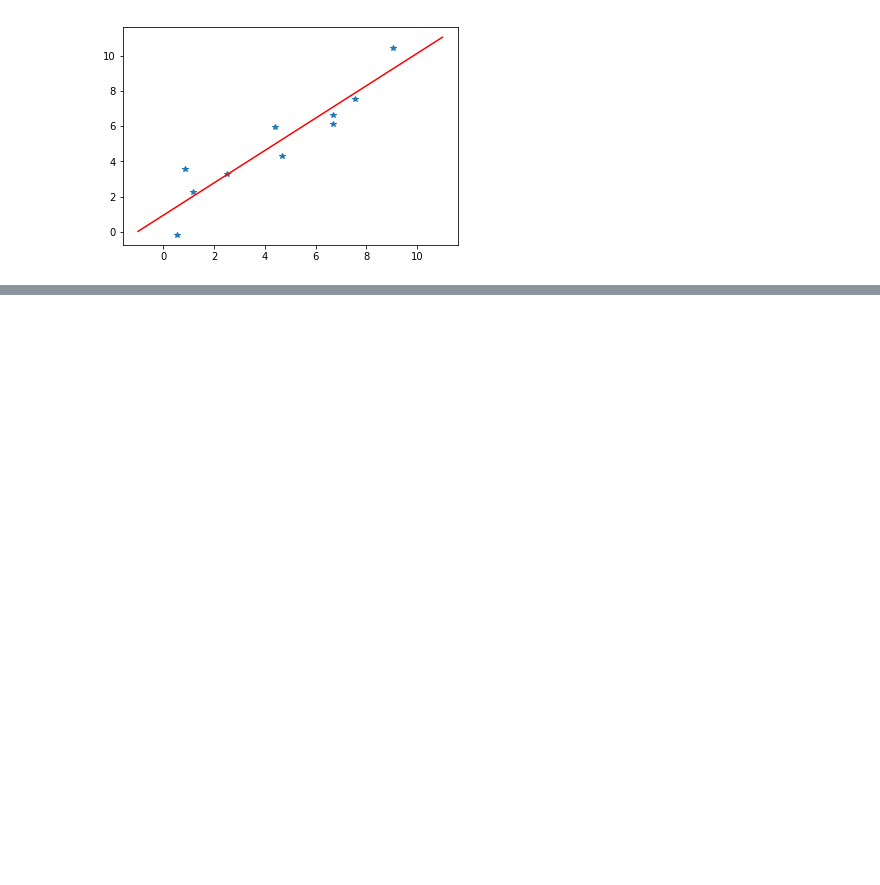
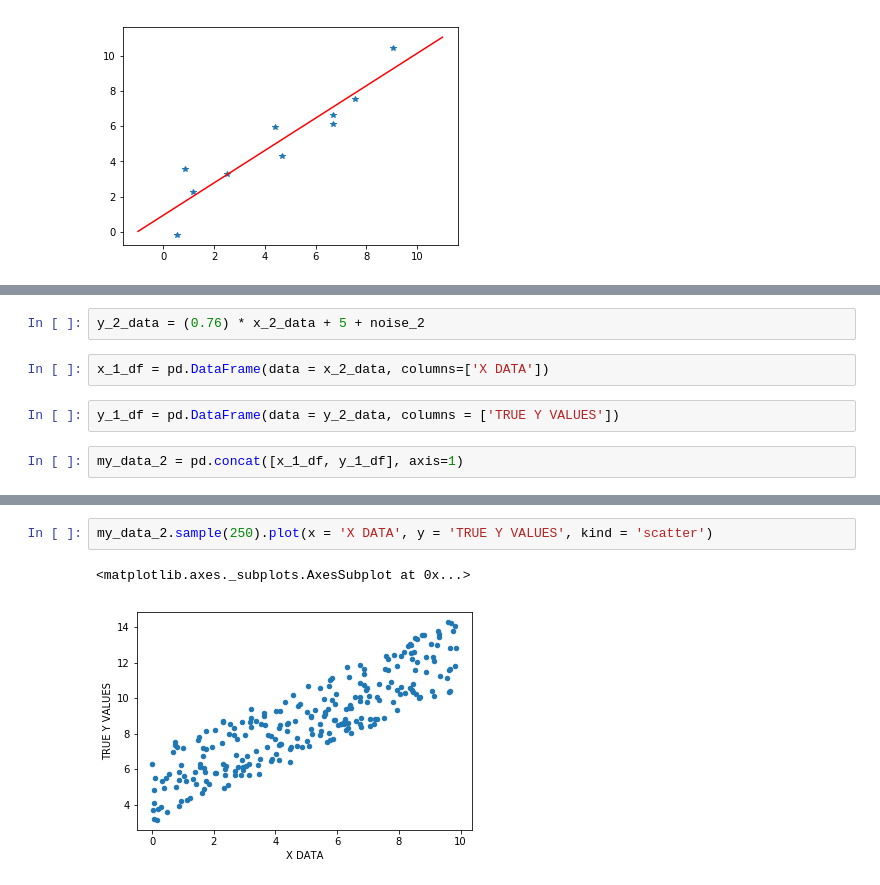
Before and after one commit to Veriny/tensorflow-playground, a Jupyter notebook: playground- a place where people play.ipynb, the cells around one changed output, grey strips where cells are left out. Cells and saved outputs as stored; diff of their text form; blank space fills up the shorter version.

```diff
--- a/playground- a place where people play.ipynb
+++ b/playground- a place where people play.ipynb
@@ -203,0 +211,8 @@ plt.plot(x_pred_graph, y_pred_plot, "r")
+# %%
+y_2_data = (0.76) * x_2_data + 5 + noise_2
+# %%
+x_1_df = pd.DataFrame(data = x_2_data, columns=['X DATA'])
+# %%
+y_1_df = pd.DataFrame(data = y_2_data, columns = ['TRUE Y VALUES'])
+# %%
+my_data_2 = pd.concat([x_1_df, y_1_df], axis=1)
@@ -203,0 +228,5 @@ plt.plot(x_pred_graph, y_pred_plot, "r")
+# %%
+my_data_2.sample(250).plot(x = 'X DATA', y = 'TRUE Y VALUES', kind = 'scatter')
+# %% [output]
+<matplotlib.axes._subplots.AxesSubplot at 0x...>
+[figure, added]
```
Also changed, not shown: parts of 8 cells of this notebook.
